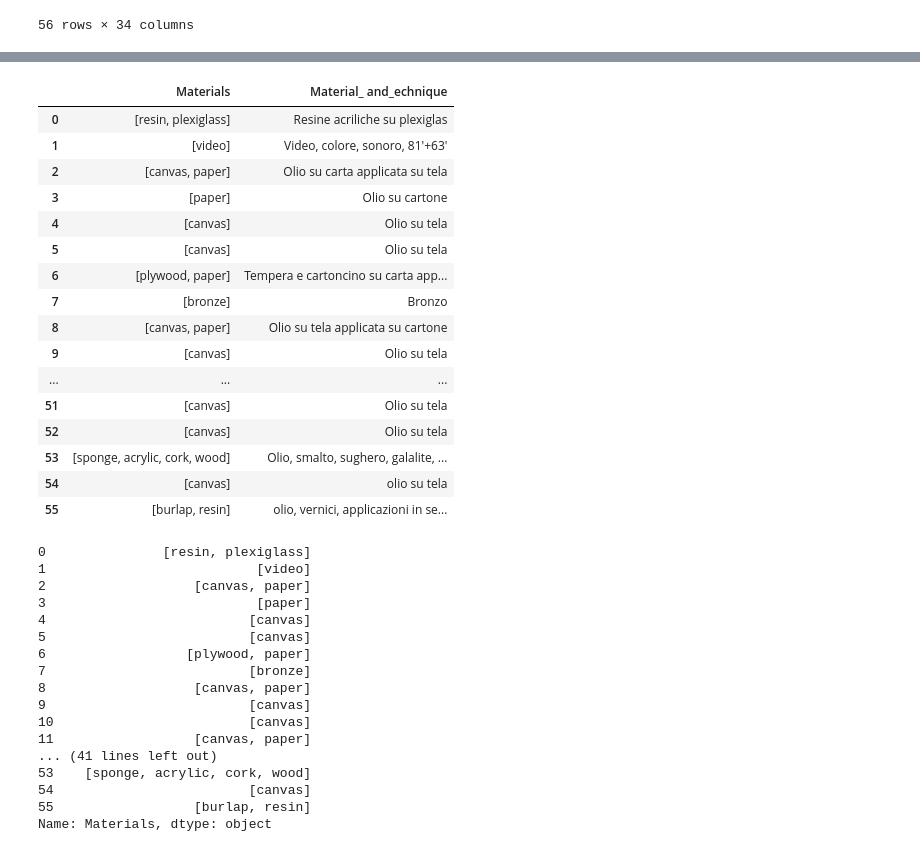
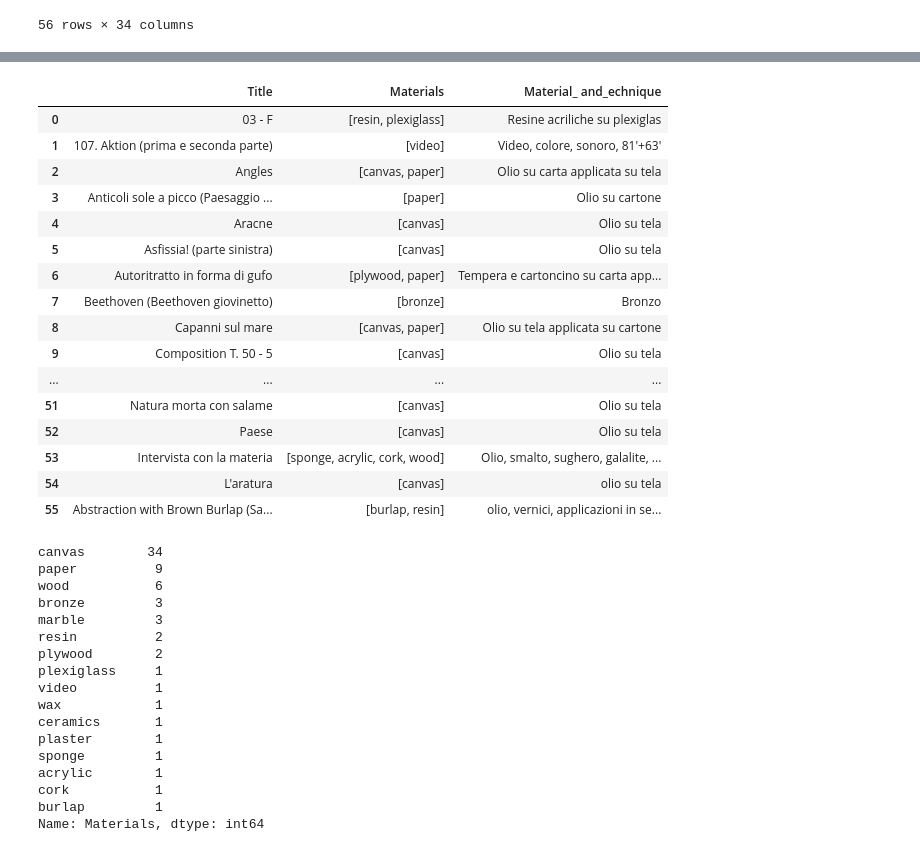
Before and after one commit to gjimenezUCM/LDH_UM_CM_Transformer, a Jupyter notebook: GAM/artifactTransformer.ipynb, the cells around one changed output, grey strips where cells are left out. Cells and saved outputs as stored; diff of their text form; code cells hidden in the pictures.

```diff
--- a/GAM/artifactTransformer.ipynb
+++ b/GAM/artifactTransformer.ipynb
@@ -84,40 +86,41 @@ AttributeError: 'list' object has no attribute 'replace'
 # %%
-artifacts[['Materials', 'Material_ and_echnique']]
+artifacts[['Title','Materials', 'Material_ and_echnique']]
 # %% [output]
-|  | Materials | Material_ and_echnique |
-| 0 | [resin, plexiglass] | Resine acriliche su plexiglas |
-| 1 | [video] | Video, colore, sonoro, 81'+63' |
-| 2 | [canvas, paper] | Olio su carta applicata su tela |
-| 3 | [paper] | Olio su cartone |
-| 4 | [canvas] | Olio su tela |
-| 5 | [canvas] | Olio su tela |
-| 6 | [plywood, paper] | Tempera e cartoncino su carta app... |
-| 7 | [bronze] | Bronzo |
-| 8 | [canvas, paper] | Olio su tela applicata su cartone |
-| 9 | [canvas] | Olio su tela |
-| ... | ... | ... |
-| 51 | [canvas] | Olio su tela |
-| 52 | [canvas] | Olio su tela |
-| 53 | [sponge, acrylic, cork, wood] | Olio, smalto, sughero, galalite, ... |
-| 54 | [canvas] | olio su tela |
-| 55 | [burlap, resin] | olio, vernici, applicazioni in se... |
+|  | Title | Materials | Material_ and_echnique |
+| 0 | 03 - F | [resin, plexiglass] | Resine acriliche su plexiglas |
+| 1 | 107. Aktion (prima e seconda parte) | [video] | Video, colore, sonoro, 81'+63' |
+| 2 | Angles | [canvas, paper] | Olio su carta applicata su tela |
+| 3 | Anticoli sole a picco (Paesaggio ... | [paper] | Olio su cartone |
+| 4 | Aracne | [canvas] | Olio su tela |
+| 5 | Asfissia! (parte sinistra) | [canvas] | Olio su tela |
+| 6 | Autoritratto in forma di gufo | [plywood, paper] | Tempera e cartoncino su carta app... |
+| 7 | Beethoven (Beethoven giovinetto) | [bronze] | Bronzo |
+| 8 | Capanni sul mare | [canvas, paper] | Olio su tela applicata su cartone |
+| 9 | Composition T. 50 - 5 | [canvas] | Olio su tela |
+| ... | ... | ... | ... |
+| 51 | Natura morta con salame | [canvas] | Olio su tela |
+| 52 | Paese | [canvas] | Olio su tela |
+| 53 | Intervista con la materia | [sponge, acrylic, cork, wood] | Olio, smalto, sughero, galalite, ... |
+| 54 | L'aratura | [canvas] | olio su tela |
+| 55 | Abstraction with Brown Burlap (Sa... | [burlap, resin] | olio, vernici, applicazioni in se... |
 # %%
-artifacts['Materials']
+materialReview = artifacts.explode('Materials')
+materialReview['Materials'].value_counts()
 # %% [output]
-0               [resin, plexiglass]
-1                           [video]
-2                   [canvas, paper]
-3                           [paper]
-4                          [canvas]
-5                          [canvas]
-6                  [plywood, paper]
-7                          [bronze]
-8                   [canvas, paper]
-9                          [canvas]
-10                         [canvas]
-11                  [canvas, paper]
-... (41 lines left out)
-53    [sponge, acrylic, cork, wood]
-54                         [canvas]
-55                  [burlap, resin]
-Name: Materials, dtype: object
+canvas        34
+paper          9
+wood           6
+bronze         3
+marble         3
+resin          2
+plywood        2
+plexiglass     1
+video          1
+wax            1
+ceramics       1
+plaster        1
+sponge         1
+acrylic        1
+cork           1
+burlap         1
+Name: Materials, dtype: int64
```
Also changed, not shown: parts of 11 cells of this notebook.
